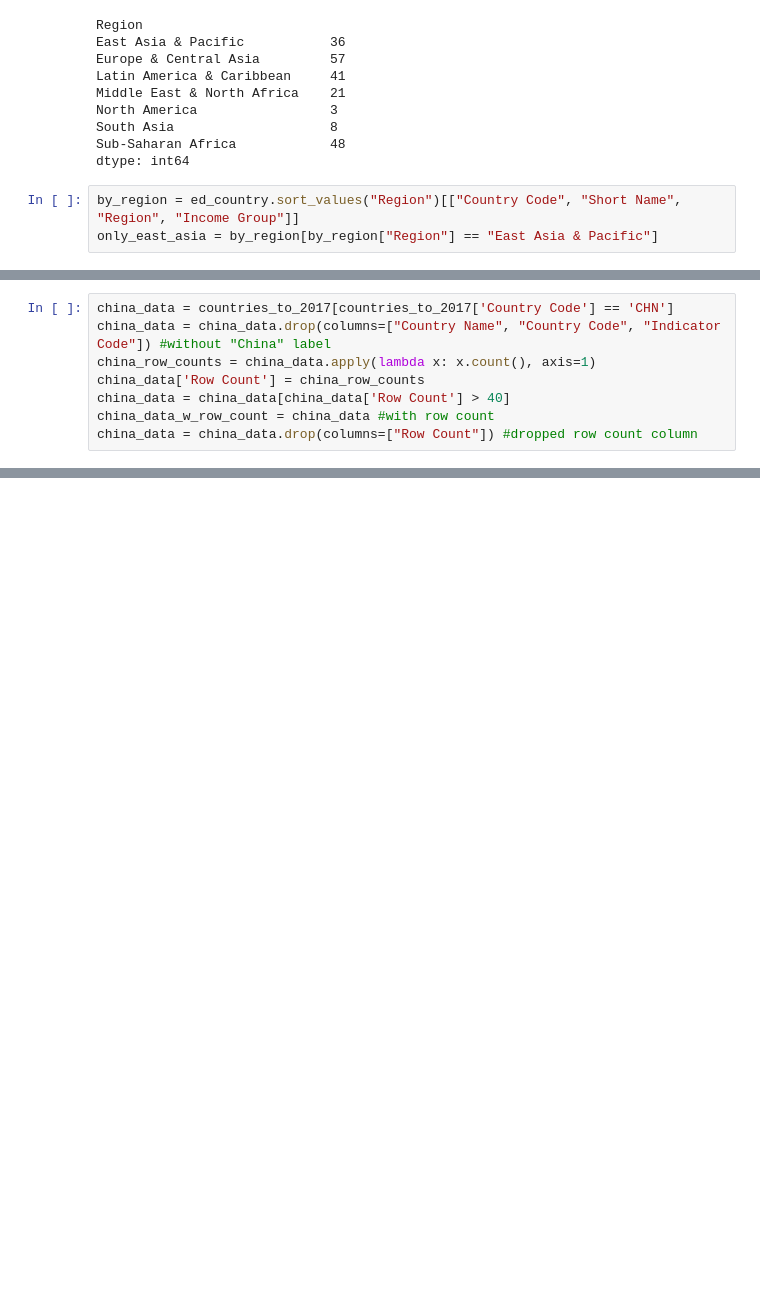
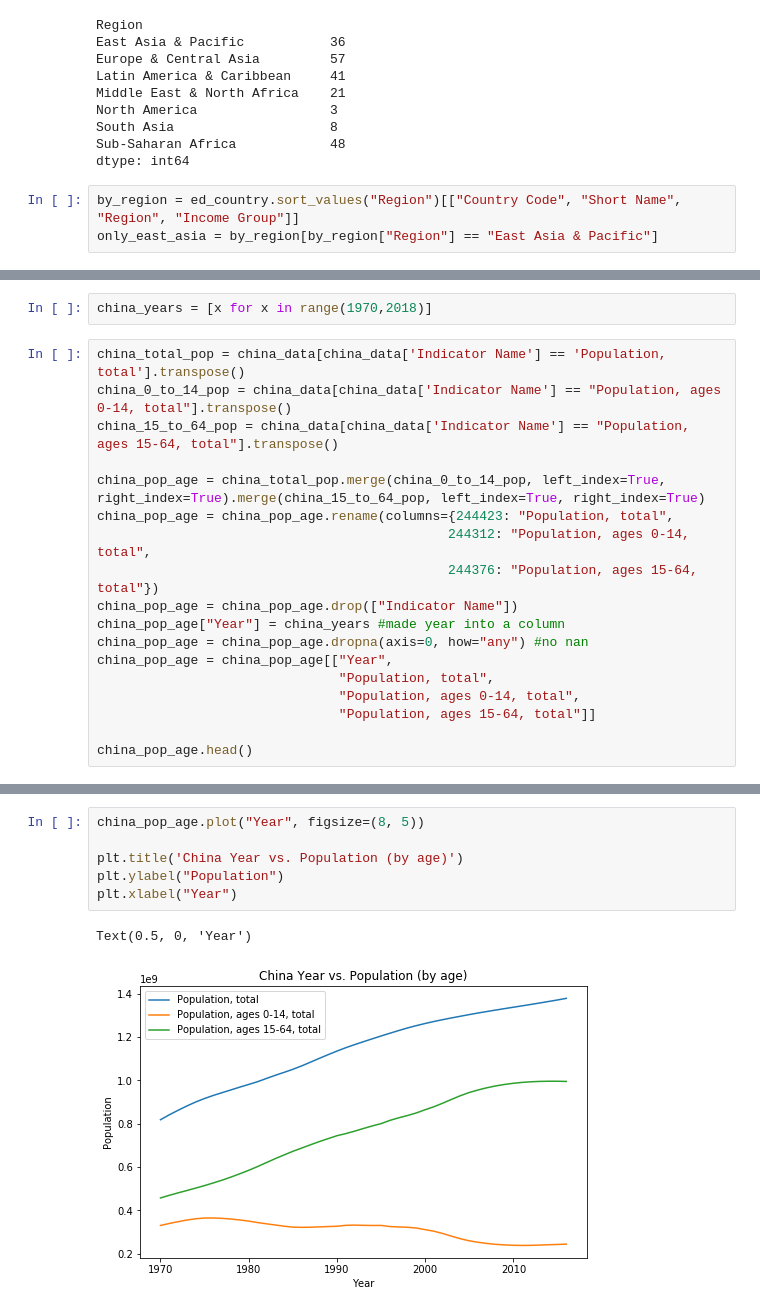
Before and after one commit to anika-rawat/dss2019, a Jupyter notebook: dss sp19/dss_sp19_education.ipynb, the cells around one changed output, grey strips where cells are left out. Saved outputs shown, nothing was run; the diff lists cells and outputs as text; blank space fills up the shorter version.

```diff
--- a/dss sp19/dss_sp19_education.ipynb
+++ b/dss sp19/dss_sp19_education.ipynb
@@ -48,8 +66,20 @@ us_data = us_data[us_data['Row Count'] > 40] #rows with more than 40 data points
-# %%
-china_data = countries_to_2017[countries_to_2017['Country Code'] == 'CHN']
-china_data = china_data.drop(columns=["Country Name", "Country Code", "Indicator Code"]) #without "China" label
-china_row_counts = china_data.apply(lambda x: x.count(), axis=1)
-china_data['Row Count'] = china_row_counts
-china_data = china_data[china_data['Row Count'] > 40]
-china_data_w_row_count = china_data #with row count
-china_data = china_data.drop(columns=["Row Count"]) #dropped row count column
+# %%
+china_years = [x for x in range(1970,2018)]
+# %%
+china_total_pop = china_data[china_data['Indicator Name'] == 'Population, total'].transpose()
+china_0_to_14_pop = china_data[china_data['Indicator Name'] == "Population, ages 0-14, total"].transpose()
+china_15_to_64_pop = china_data[china_data['Indicator Name'] == "Population, ages 15-64, total"].transpose()
+
+china_pop_age = china_total_pop.merge(china_0_to_14_pop, left_index=True, right_index=True).merge(china_15_to_64_pop, left_index=True, right_index=True)
+china_pop_age = china_pop_age.rename(columns={244423: "Population, total",
+                                             244312: "Population, ages 0-14, total",
+                                             244376: "Population, ages 15-64, total"})
+china_pop_age = china_pop_age.drop(["Indicator Name"])
+china_pop_age["Year"] = china_years #made year into a column
+china_pop_age = china_pop_age.dropna(axis=0, how="any") #no nan
+china_pop_age = china_pop_age[["Year",
+                               "Population, total",
+                               "Population, ages 0-14, total",
+                               "Population, ages 15-64, total"]]
+
+china_pop_age.head()
@@ -56,3 +93,12 @@ china_data = china_data.drop(columns=["Row Count"]) #dropped row count column
+# %%
+china_pop_age.plot("Year", figsize=(8, 5))
+
+plt.title('China Year vs. Population (by age)')
+plt.ylabel("Population")
+plt.xlabel("Year")
+# %% [output]
+Text(0.5, 0, 'Year')
+[figure, added]
 # %%
 china_primary_enroll = china_data[china_data['Indicator Name'] == 'Enrolment in primary education, both sexes (number)'].transpose()
 #transposed to make the rows years
```
Also changed, not shown: parts of 16 cells of this notebook.
